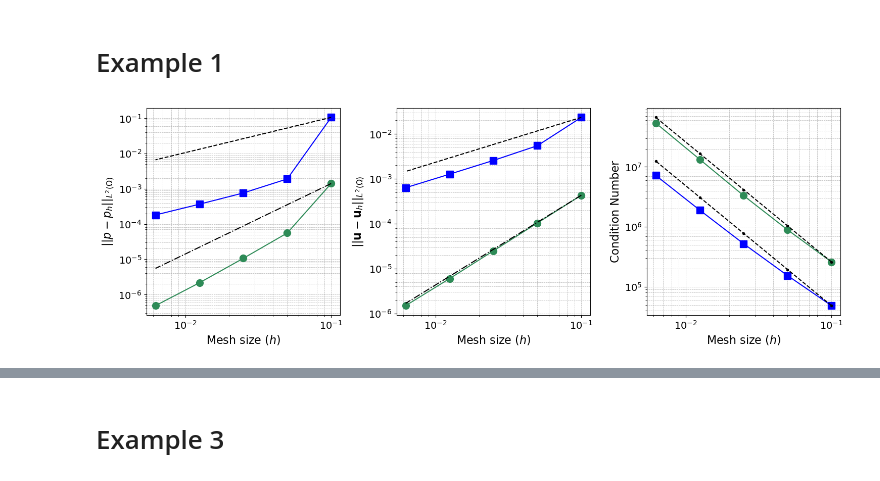
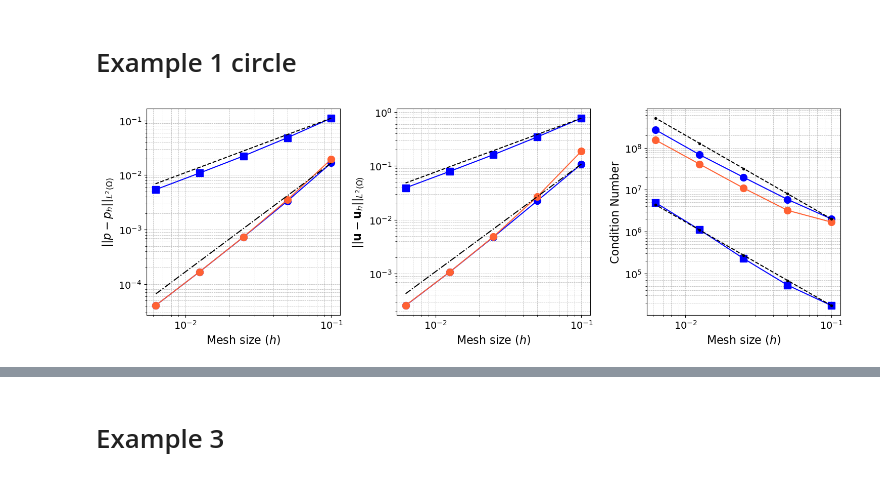
Before and after one commit to tensorFan/CutFEM-fork, a Jupyter notebook: cpp/mainFiles/plotting.ipynb, the cells around one changed output, grey strips where cells are left out. Cells and saved outputs as stored; diff of their text form; code cells hidden in the pictures.

```diff
--- a/cpp/mainFiles/plotting.ipynb
+++ b/cpp/mainFiles/plotting.ipynb
@@ -4,24 +257,50 @@ import matplotlib.pyplot as plt
 # %% [markdown]
-# Example 1
+# Example 1 circle
 # %%
-# Defining the data explicitly
+# Re-defining the data and settings for the first set of plots
 h = np.array([0.1, 0.05, 0.025, 0.0125, 0.00625])
-err_p_set_RT1 = np.array([1.409150e-03, 5.560870e-05, 1.064650e-05, 2.150670e-06, 4.840040e-07])
-err_u_set_RT1 = np.array([4.320000e-04, 1.040000e-04, 2.500000e-05, 6.000000e-06, 1.500000e-06])
+
+# Set 1 (RT_1)
+err_p_set_RT1 = np.array([0.0167313, 0.00333661, 0.000726912, 0.000167322, 4.0302e-05])
+err_u_set_RT1 = np.array([0.108539, 0.0226673, 0.00480346, 0.00106548, 0.00025486])
 cond_nums_set_RT1 = np.array([
-2.60E+05,
-8.91E+05,
-3.31E+06,
-1.33E+07,
-5.35E+07])  # Replace with actual values
-err_p_set_RT0 = np.array([0.105872, 0.001900, 0.000761, 0.000365, 0.000181])
-err_u_set_RT0 = np.array([0.023370, 0.005474, 0.002573, 0.001271, 0.000634])
+2.01E+06,
+5.89E+06,
+1.99E+07,
+6.89E+07,
+2.70E+08])
+
+# Set 11 (RT_1 altstab)
+err_p_set_altRT1 = np.array([
+0.0196304  ,
+0.00352037 ,
+0.000731921,
+0.000167819,
+4.03774e-05
+])
+err_u_set_altRT1 = np.array([
+0.188672   ,
+0.0271706  ,
+0.00487383 ,
+0.00107042 ,
+0.000256805
+])
+cond_nums_set_altRT1 = np.array([
+    1.69E+06,
+    3.23E+06,
+    1.10E+07,
+    4.10E+07,
+    1.54E+08])
+
+# Set 2 (RT_0)
+err_p_set_RT0 = np.array([0.110934, 0.0485721, 0.0223918, 0.0109056, 0.00540814])
+err_u_set_RT0 = np.array([0.774027, 0.348116, 0.162576, 0.0793, 0.0392918])
 cond_nums_set_RT0 = np.array([
-4.86E+04,
-1.54E+05,
-5.22E+05,
-1.90E+06,
-7.18E+06])
+    1.71E+04,
+    5.28E+04,
+    2.28E+05,
+    1.11E+06,
+    4.91E+06])
 
 # Constants for reference lines
 C_h2_set_RT1 = err_p_set_RT1[0] / h[0]**2
@@ -39,49 +318,49 @@ ref_line_h2_set_RT0 = C_h2_set_RT0 * h**2
 ref_line_h_inv_2_set_RT1 = C_h_inv_2_set_RT1 / h**2
 ref_line_h_inv_2_set_RT0 = C_h_inv_2_set_RT0 / h**2
 
+
 # Plotting the first three plots
 fig, axs = plt.subplots(1, 3, figsize=(15, 5))
-
 mksize = 10
 
 # Plot for error in p
-axs[0].loglog(h, err_p_set_RT1, 'o-', color='seagreen', label='$\\mathbf{RT}_1$', markersize=mksize)
+axs[0].loglog(h, err_p_set_RT1, 'o-', color='blue', label='$\\mathbf{RT}_1$', markersize=mksize)
+axs[0].loglog(h, err_p_set_altRT1, 'o-', color='#FF6133', label='$\\mathbf{RT}_1$', markersize=mksize)
 axs[0].loglog(h, err_p_set_RT0, 's-', color='blue', label='$\\mathbf{RT}_0$', markersize=mksize)
 axs[0].loglog(h, ref_line_h2_set_RT1, 'k-.', label='$O(h^2)$')
 axs[0].loglog(h, ref_line_h_set_RT0, 'k--', label='$O(h)$')
 axs[0].set_xlabel('Mesh size ($h$)', fontsize=16)
 axs[0].set_ylabel('$||p-p_h||_{L^2(\\Omega)}$', fontsize=16)
 axs[0].grid(True, which="both", linestyle='--', linewidth=0.5)
 axs[0].tick_params(axis='both', labelsize=14)
 
 # Plot for error in u
-axs[1].loglog(h, err_u_set_RT1, 'o-', color='seagreen', markersize=mksize)
+axs[1].loglog(h, err_u_set_RT1, 'o-', color='blue', markersize=mksize)
+axs[1].loglog(h, err_u_set_altRT1, 'o-', color='#FF6133', markersize=mksize)
 axs[1].loglog(h, err_u_set_RT0, 's-', color='blue', markersize=mksize)
 axs[1].loglog(h, ref_line_h2_set_RT0, 'k-.')
 axs[1].loglog(h, ref_line_h_u, 'k--')
 axs[1].set_xlabel('Mesh size ($h$)', fontsize=16)
 axs[1].set_ylabel('$||\\mathbf{u}-\\mathbf{u}_h||_{L^2(\\Omega)}$', fontsize=16)
 axs[1].grid(True, which="both", linestyle='--', linewidth=0.5)
 axs[1].tick_params(axis='both', labelsize=14)
 
 # Plot for condition numbers
-axs[2].loglog(h, cond_nums_set_RT1, 'o-', color='seagreen', label='$\\mathbf{RT}_1$', markersize=mksize)
+axs[2].loglog(h, cond_nums_set_RT1, 'o-', color='blue', label='$\\mathbf{RT}_1$', markersize=mksize)
+axs[2].loglog(h, cond_nums_set_altRT1, 'o-', color='#FF6133', label='$\\mathbf{RT}_1$', markersize=mksize)
 axs[2].loglog(h, cond_nums_set_RT0, 's-', color='blue', label='$\\mathbf{RT}_0$', markersize=mksize)
 axs[2].loglog(h, ref_line_h_inv_2_set_RT1, 'k--.', label='$O(h^{-2})$ (set 1)')
 axs[2].loglog(h, ref_line_h_inv_2_set_RT0, 'k--.', label='$O(h^{-2})$ (set 2)')
 axs[2].set_xlabel('Mesh size ($h$)', fontsize=16)
 axs[2].set_ylabel('Condition Number', fontsize=16)
 axs[2].grid(True, which="both", linestyle='--', linewidth=0.5)
 axs[2].tick_params(axis='both', labelsize=14)
 
 # Adjusting layout
 plt.tight_layout()
 plt.subplots_adjust(bottom=0.15)
 
-# Show the plots
-# plt.show()
-
 # Saving the plots to a PDF file
-plt.savefig("/home/darth/Dropbox/KTH/ConservationCutFEM_Darcy/article_fictitious_domain/3field_symmetric_version/figure/example1/convergence_all.pdf", format='pdf')
+plt.savefig("/home/darth/Dropbox/KTH/ConservationCutFEM_Darcy/article_fictitious_domain/3field_symmetric_version/figure/example2/convergence_all.pdf", format='pdf')
 # %% [output]
-[figure, old version]
+[figure, new version]
```
Also changed, not shown: parts of 21 cells of this notebook, 50 other files.
